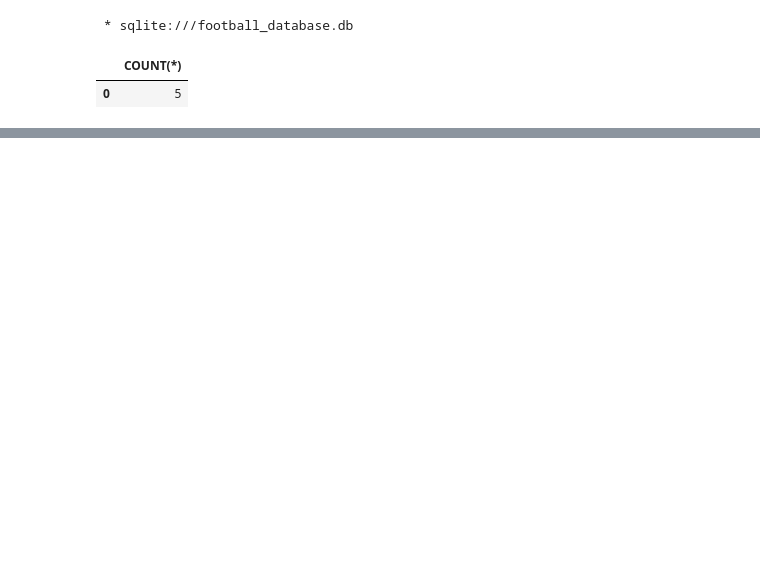
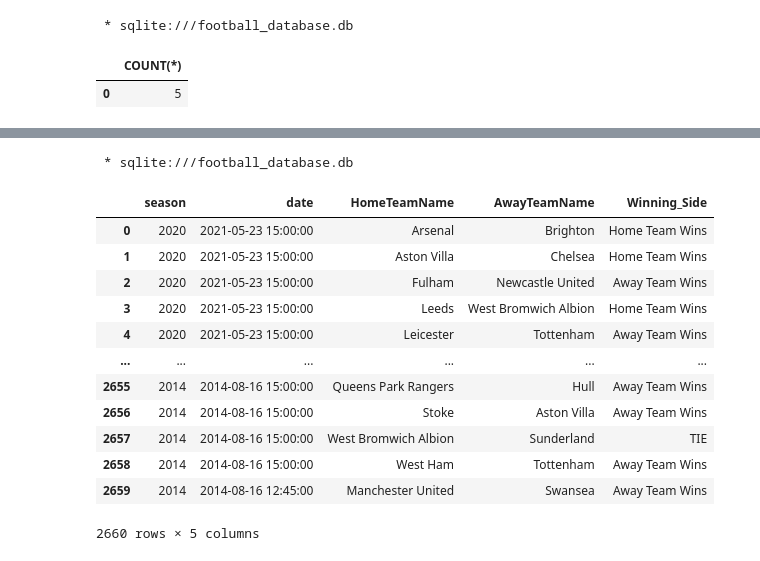
Before and after one commit to Zaki978/European-Soccer-SQL-Data-Project, a Jupyter notebook: EU Football SQL Project.ipynb, the cells around one changed output, grey strips where cells are left out. Cells and saved outputs as stored; diff of their text form; code cells hidden in the pictures; blank space fills up the shorter version.

Commit message:
updating query results

```diff
--- a/EU Football SQL Project.ipynb
+++ b/EU Football SQL Project.ipynb
@@ -211,17 +271,32 @@ ORDER BY date DESC;
 # %%
 %%sql
---Same query as above writen differently
+--Same query as above writen differently but for all premier league games
 SELECT g.season,
     g.date,
     home.name AS HomeTeamName,
     away.name AS AwayTeamName,
     CASE
         WHEN g.homeGoals > g.awayGoals THEN 'Home Team Wins'
         WHEN g.homeGoals < g.awayGoals THEN 'Away Team Wins'
         ELSE 'TIE'
     END AS Winning_Side
 FROM games g
 INNER JOIN teams home ON g.homeTeamID = home.teamID
 INNER JOIN teams away ON g.awayTeamID = away.teamID
 WHERE g.leagueID = 1
 ORDER BY g.date DESC;
+# %% [output]
+ * sqlite:///football_database.db
+|  | season | date | HomeTeamName | AwayTeamName | Winning_Side |
+| 0 | 2020 | 2021-05-23 15:00:00 | Arsenal | Brighton | Home Team Wins |
+| 1 | 2020 | 2021-05-23 15:00:00 | Aston Villa | Chelsea | Home Team Wins |
+| 2 | 2020 | 2021-05-23 15:00:00 | Fulham | Newcastle United | Away Team Wins |
+| 3 | 2020 | 2021-05-23 15:00:00 | Leeds | West Bromwich Albion | Home Team Wins |
+| 4 | 2020 | 2021-05-23 15:00:00 | Leicester | Tottenham | Away Team Wins |
+| ... | ... | ... | ... | ... | ... |
+| 2655 | 2014 | 2014-08-16 15:00:00 | Queens Park Rangers | Hull | Away Team Wins |
+| 2656 | 2014 | 2014-08-16 15:00:00 | Stoke | Aston Villa | Away Team Wins |
+| 2657 | 2014 | 2014-08-16 15:00:00 | West Bromwich Albion | Sunderland | TIE |
+| 2658 | 2014 | 2014-08-16 15:00:00 | West Ham | Tottenham | Away Team Wins |
+| 2659 | 2014 | 2014-08-16 12:45:00 | Manchester United | Swansea | Away Team Wins |
+2660 rows × 5 columns
```
Also changed, not shown: parts of 29 cells of this notebook.
